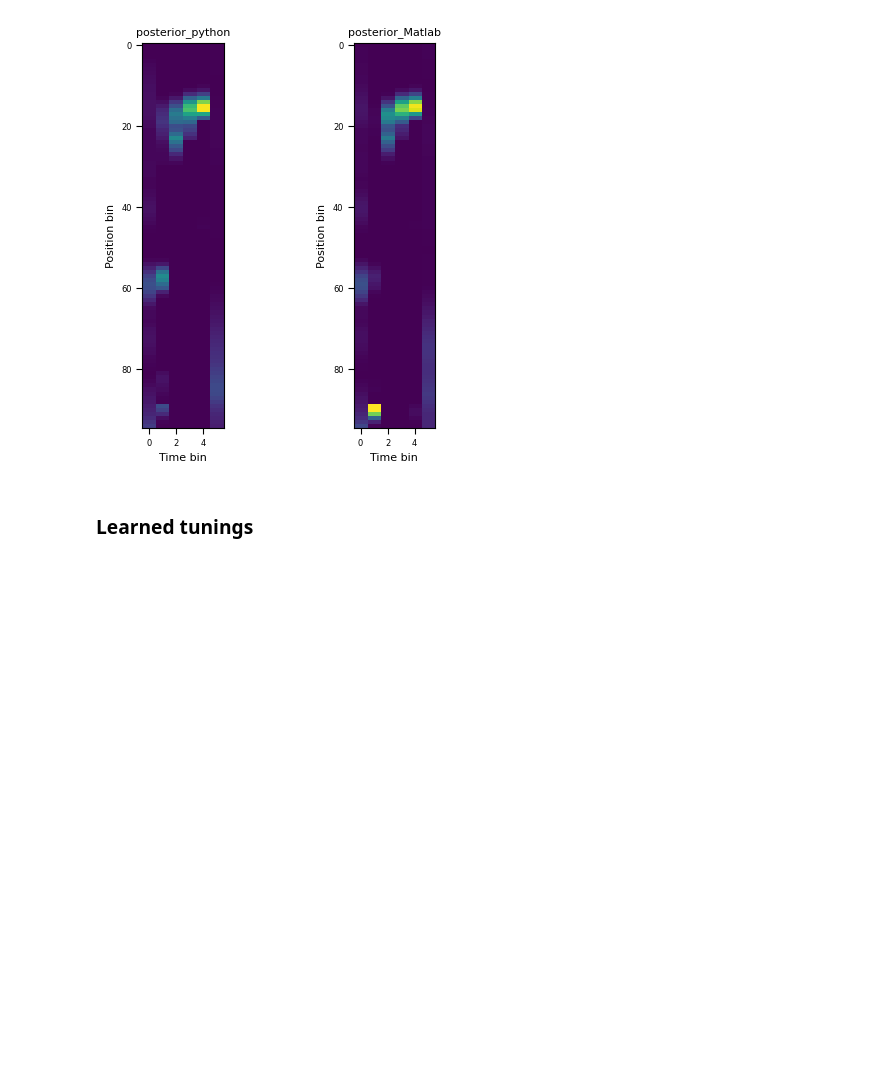
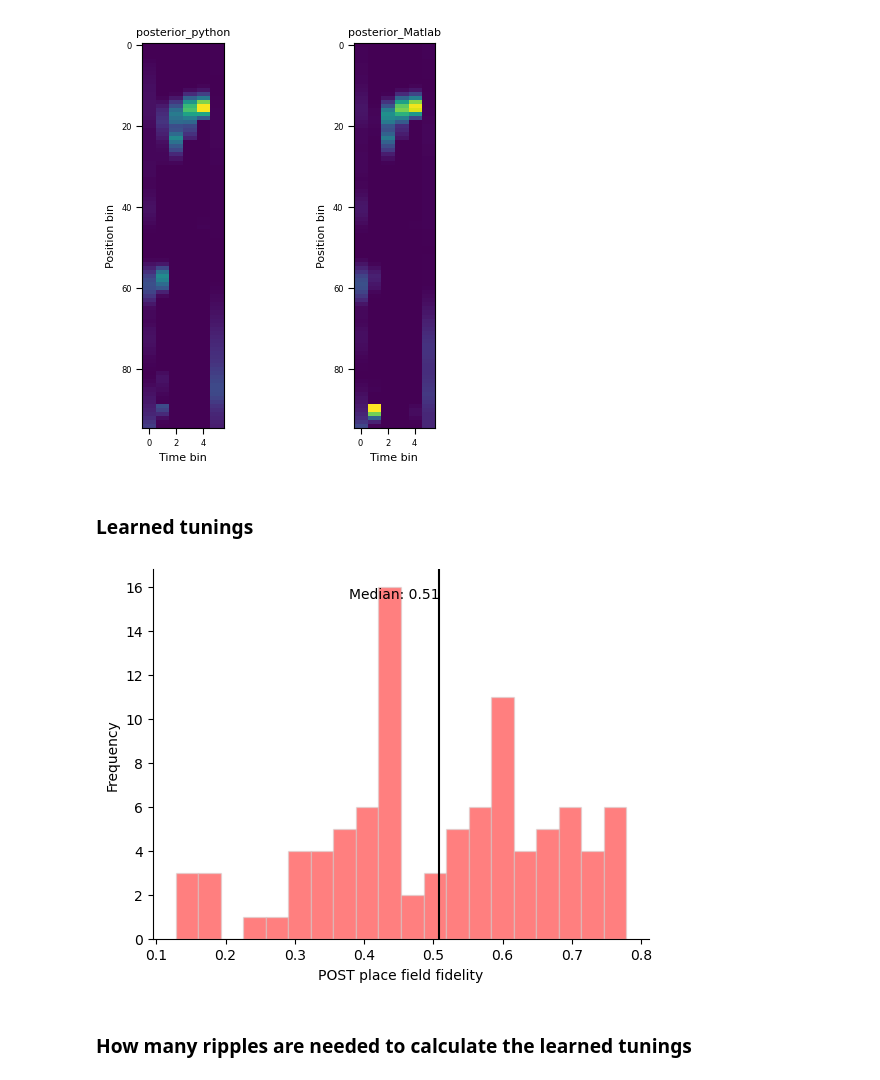
Before and after one commit to diba-lab/Maboudi_et_al_2022, a Jupyter notebook: LearnedTuning_main.ipynb, the cells around one changed output. Cells and saved outputs as stored; diff of their text form; code cells hidden in the pictures; blank space fills up the shorter version.

Commit message:
"added calculations of place field fidelity"

```diff
--- a/LearnedTuning_main.ipynb
+++ b/LearnedTuning_main.ipynb
@@ -406,7 +407,6 @@ Text(0.5, 1.0, 'posterior_Matlab')
 ### Learned tunings
 # %%
 # Subselect PBEs for calculation of learned tunings
-
 # Maze Epoch
 
 num_PBEs = len(PBEs)
@@ -415,9 +415,9 @@ PBEs_peak_time = np.zeros((num_PBEs, 1))
 for pbe in range(num_PBEs):
     PBEs_peak_time[pbe] = PBEs[pbe]["peakT"]
 
-select_IDX = np.where((PBEs_peak_time >= epochs[1,0]) & (PBEs_peak_time <= epochs[1,0]+400))[0]
-PBEs_MAZE = np.take(PBEs, select_IDX)
+select_IDX = np.where((PBEs_peak_time >= epochs[2,0]) & (PBEs_peak_time <= epochs[2,0]+3600))[0] # the first hour of POST
+PBEs_POST = np.take(PBEs, select_IDX)
 
 
 time_bin_duration=0.02
-learned_tunings = calculate_learned_tuning(PBEs_MAZE, spikes, L_ratios, time_bin_duration)
+learned_tunings = calculate_learned_tuning(PBEs_POST, spikes, L_ratios, time_bin_duration)
@@ -428,0 +447,36 @@ plt.imshow(normalized_LTs[selected_row_indices, :])
+# %%
+# place fields by pooling spikes across both running directions
+place_fields_uni = []
+for unit in range(num_units):
+    place_fields_uni.append(spikes[unit]['place_fields']['uni'])
+place_fields_uni = np.array(place_fields_uni)
+
+place_fields_uni[place_fields_uni == 0] = 1e-4
+
+learned_tuning_place_field_pearson_corr, median_LT_PF_pearson_corr, p_value = calculate_place_field_fidelity_of_learned_tuning(learned_tunings, place_fields_uni, 20)
+
+
+# plot the distribution of the learned tuning place field pearson correlation
+fig, ax = plt.subplots()
+n, bins, patches = ax.hist(learned_tuning_place_field_pearson_corr, bins=20, edgecolor='lightgray', alpha=0.5, color='r')
+
+# Calculate and plot nanmedian
+nanmedian = np.nanmedian(learned_tuning_place_field_pearson_corr)
+ax.axvline(nanmedian, color='black', linestyle='-')
+ax.text(nanmedian, n.max(), f'Median: {nanmedian:.2f}', ha='right', va='top')
+
+# Set plot title and labels
+ax.set_xlabel('POST place field fidelity')
+ax.set_ylabel('Frequency')
+
+# Remove box around figure
+ax.spines['top'].set_visible(False)
+ax.spines['right'].set_visible(False)
+
+
+# Show the plot
+plt.show()
+# %% [output]
+[figure, added]
+# %% [markdown]
+### How many ripples are needed to calculate the learned tunings
```
Also changed, not shown: parts of 5 cells of this notebook, 2 other files.
